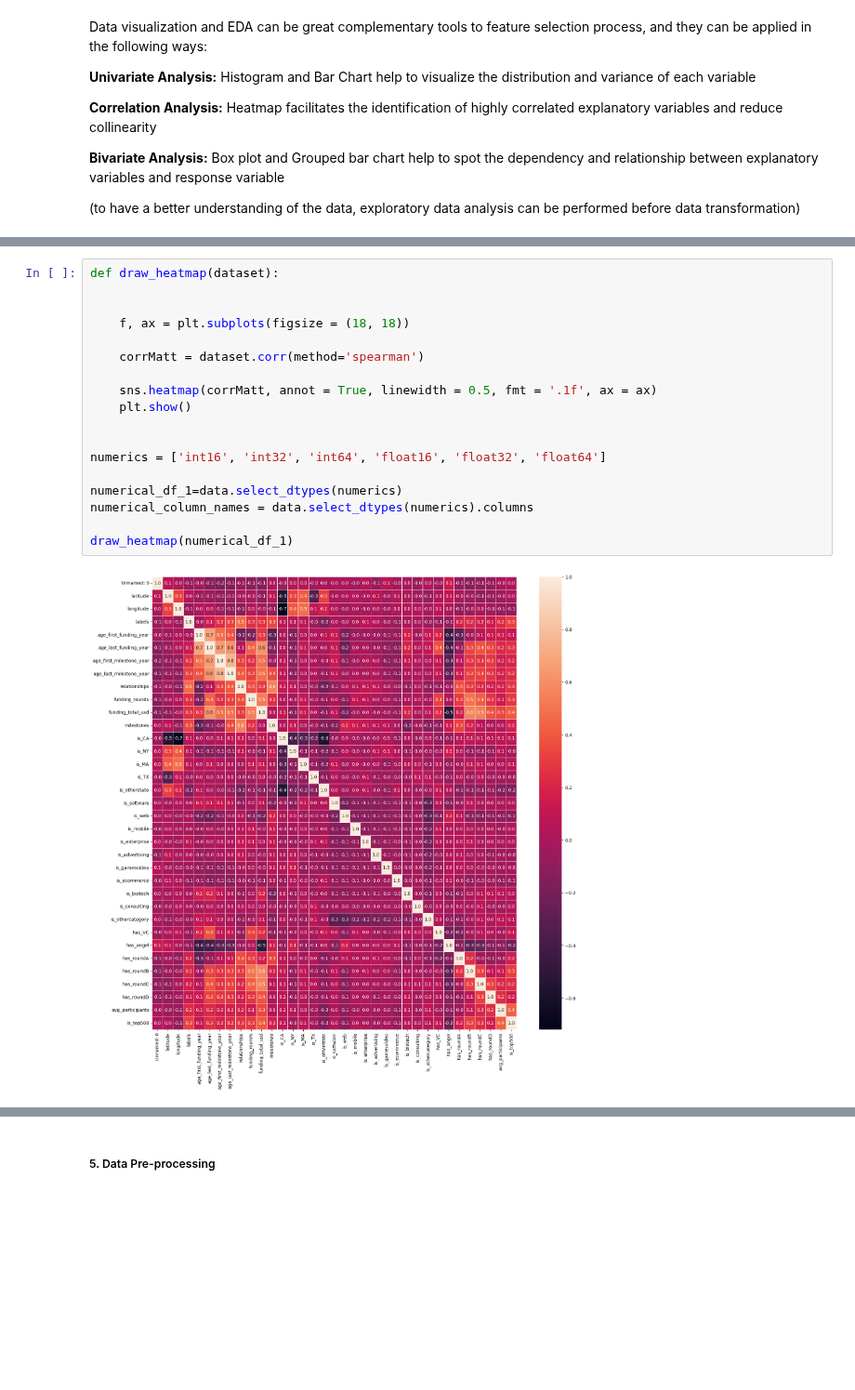
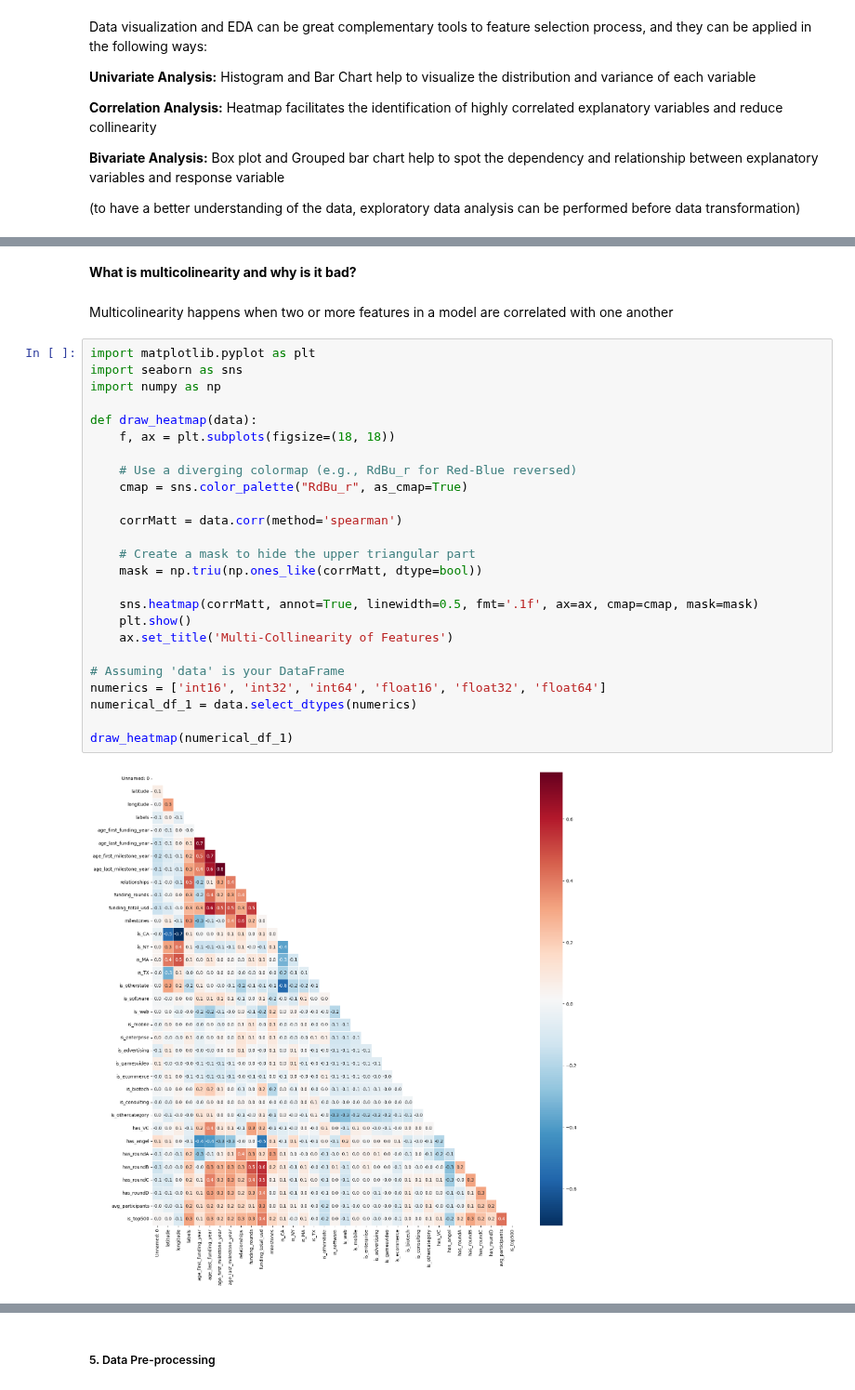
Before and after one commit to GabrielaArzateR/Predicting_startup_succes-, a Jupyter notebook: notebook/experimentation.ipynb, the cells around one changed output, grey strips where cells are left out. Shown at 93% size. Cells and saved outputs as stored; diff of their text form; blank space fills up the shorter version.

Commit message:
heatmap update

```diff
--- a/notebook/experimentation.ipynb
+++ b/notebook/experimentation.ipynb
@@ -146,20 +159,31 @@ Data visualization and EDA can be great complementary tools to feature selection
+# %% [markdown]
+**What is multicolinearity and why is it bad?**
+# %% [markdown]
+Multicolinearity happens when two or more features in a model are correlated with one another
 # %%
-def draw_heatmap(dataset):
+import matplotlib.pyplot as plt
+import seaborn as sns
+import numpy as np
 
+def draw_heatmap(data):
+    f, ax = plt.subplots(figsize=(18, 18))
 
-    f, ax = plt.subplots(figsize = (18, 18))
+    # Use a diverging colormap (e.g., RdBu_r for Red-Blue reversed)
+    cmap = sns.color_palette("RdBu_r", as_cmap=True)
 
-    corrMatt = dataset.corr(method='spearman')
+    corrMatt = data.corr(method='spearman')
 
-    sns.heatmap(corrMatt, annot = True, linewidth = 0.5, fmt = '.1f', ax = ax)
+    # Create a mask to hide the upper triangular part
+    mask = np.triu(np.ones_like(corrMatt, dtype=bool))
+
+    sns.heatmap(corrMatt, annot=True, linewidth=0.5, fmt='.1f', ax=ax, cmap=cmap, mask=mask)
     plt.show()
+    ax.set_title('Multi-Collinearity of Features')
 
-
+# Assuming 'data' is your DataFrame
 numerics = ['int16', 'int32', 'int64', 'float16', 'float32', 'float64']
-
-numerical_df_1=data.select_dtypes(numerics)
-numerical_column_names = data.select_dtypes(numerics).columns
+numerical_df_1 = data.select_dtypes(numerics)
 
 draw_heatmap(numerical_df_1)
 # %% [output]
-[figure, old version]
+[figure, new version]
```
Also changed, not shown: parts of 3 cells of this notebook.
